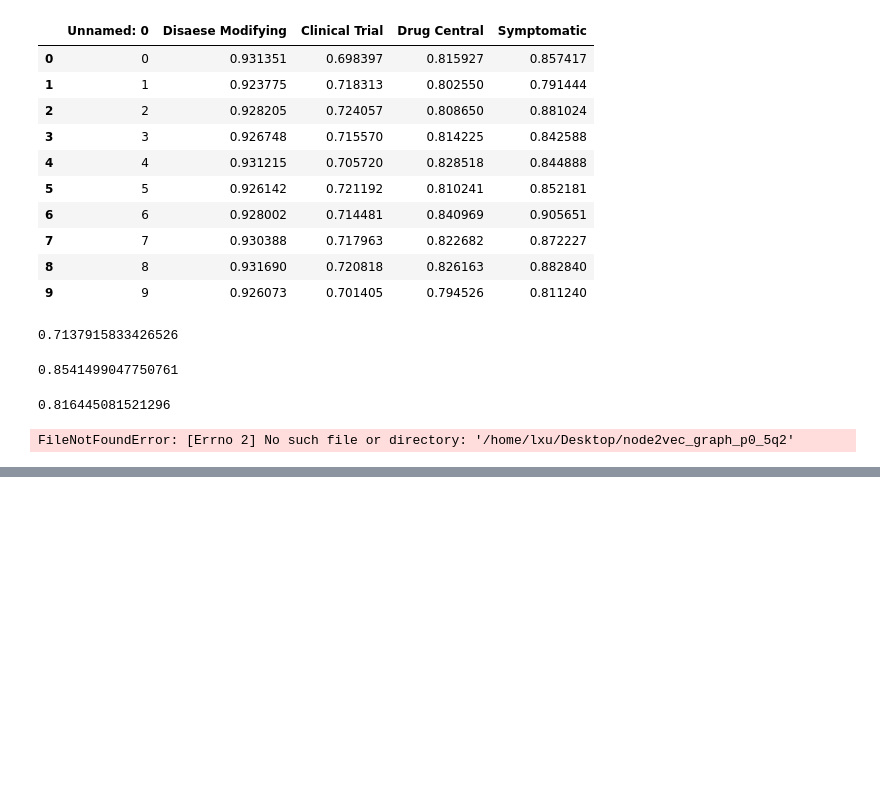
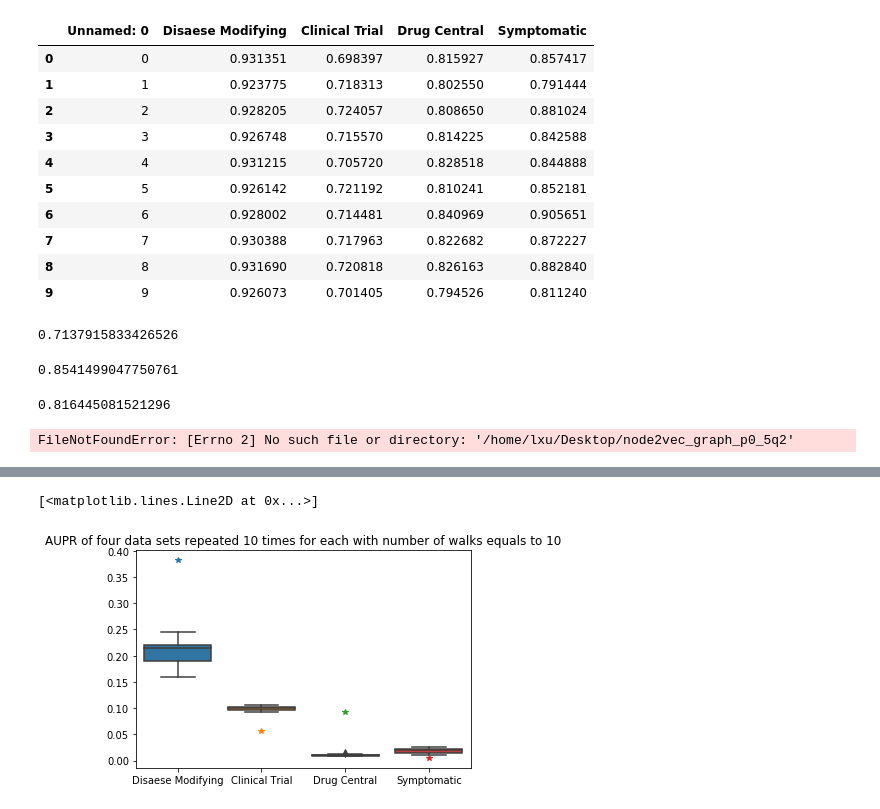
Before and after one commit to drugrelink/drugrelink, a Jupyter notebook: notebooks/plot_node2vec_optimization.ipynb, the cells around one changed output, grey strips where cells are left out. Saved outputs shown, nothing was run; the diff lists cells and outputs as text; code cells hidden in the pictures; blank space fills up the shorter version.

```diff
--- a/notebooks/plot_node2vec_optimization.ipynb
+++ b/notebooks/plot_node2vec_optimization.ipynb
@@ -361,0 +452,16 @@ FileNotFoundError: [Errno 2] No such file or directory: '/home/lxu/Desktop/node2
+# %%
+p1 = sns.boxplot(data=p1q2)
+p1.set_title('AUPR of four data sets repeated 10 times for each with number of walks equals to 10')
+plt.plot(['Disease Modifying'],[0.382],marker="*")
+plt.plot(['Clinical Trial'],[0.056],marker="*")
+plt.plot(['Drug Central'],[0.093],marker="*")
+plt.plot(['Symptomatic'],[0.005],marker="*")
+# dimensions = 48
+# walk length = 30
+# window = 10
+# p = 1
+# q = 2
+# num_walk = 10
+# %% [output]
+[<matplotlib.lines.Line2D at 0x...>]
+[figure, added]
```
Also changed, not shown: parts of 8 cells of this notebook, 2 other files.
